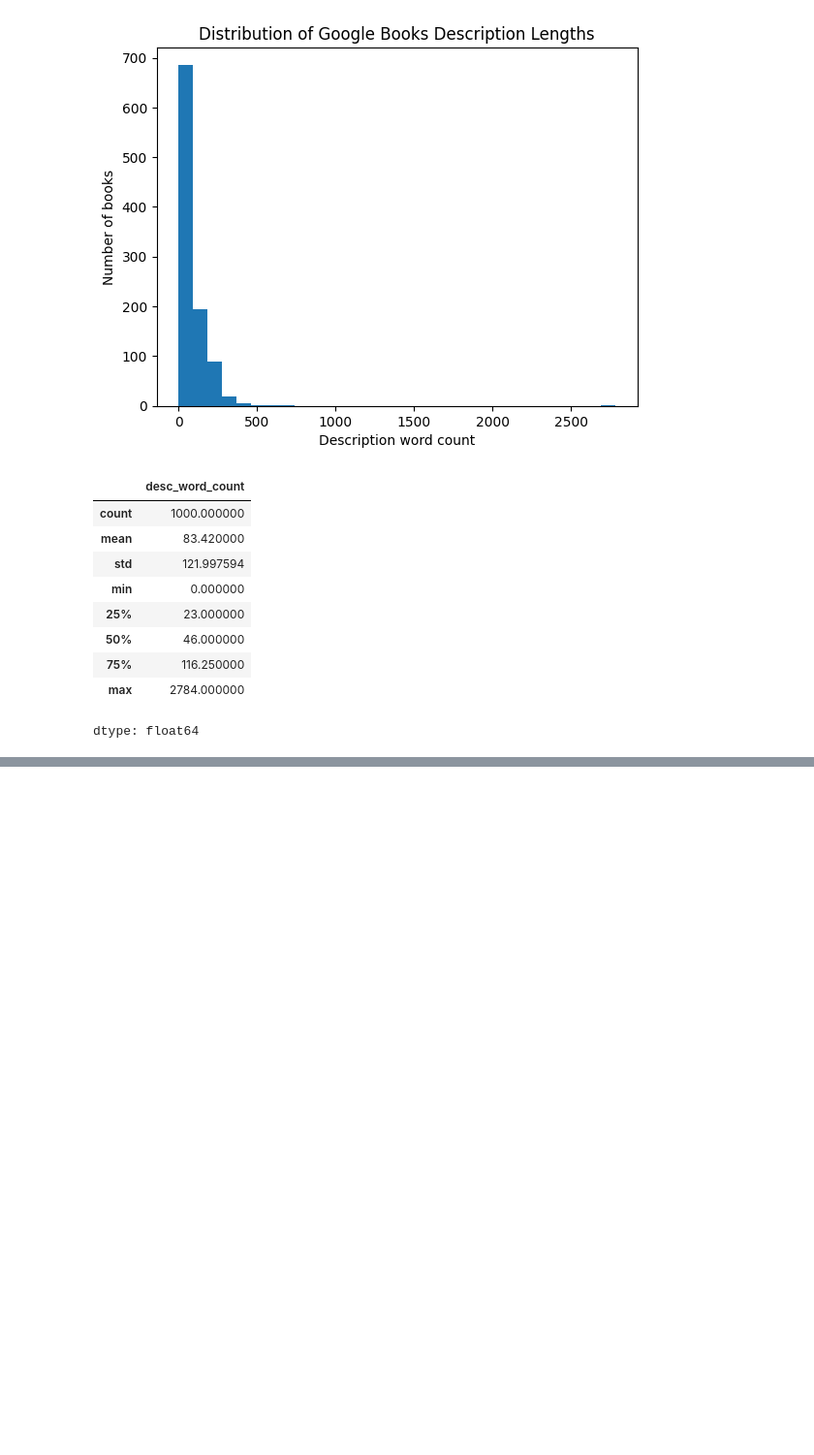
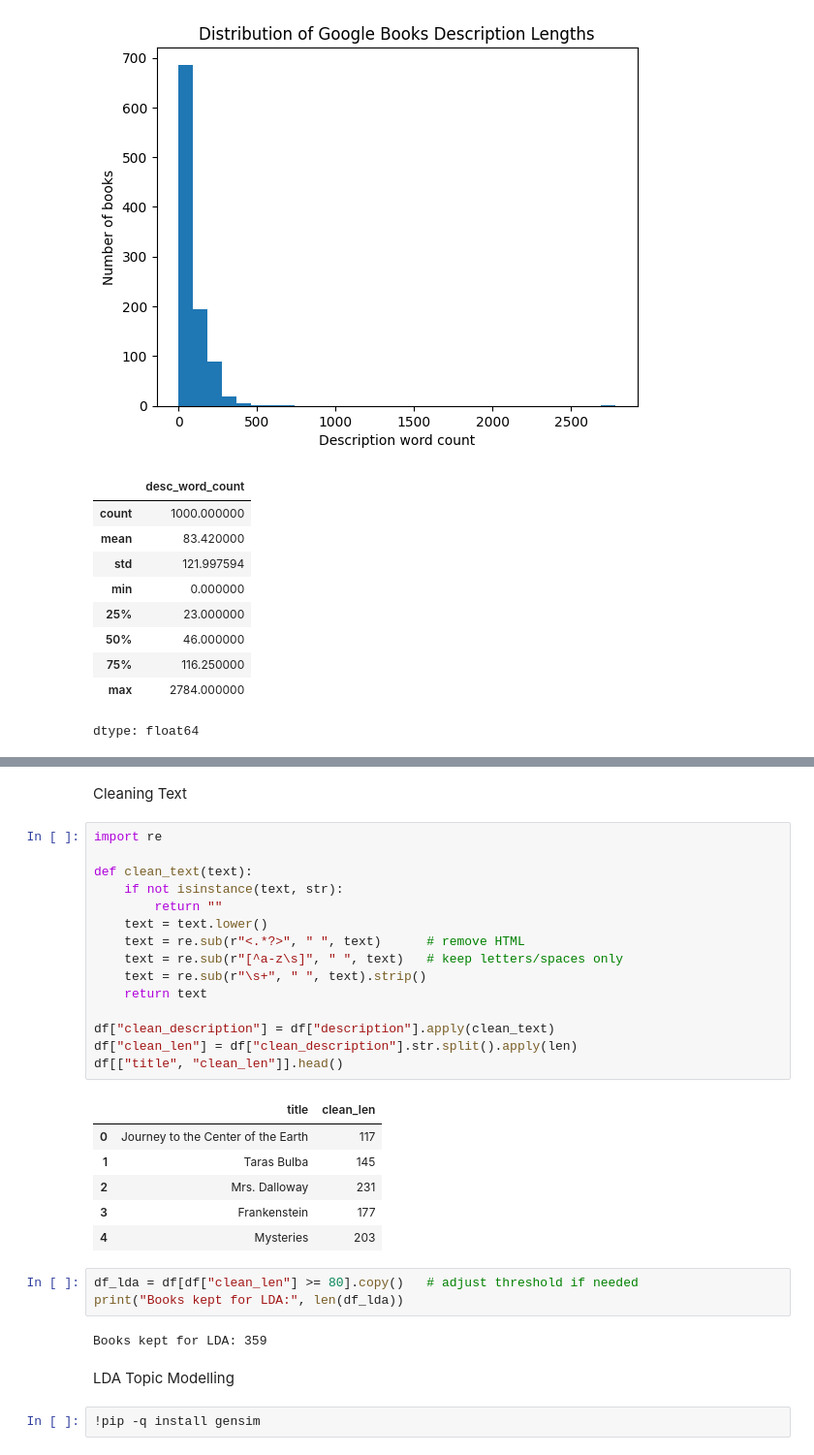
Before and after one commit to Elinab04/Book-Analysis, a Jupyter notebook: Book_Analysis.ipynb, the cells around one changed output, grey strips where cells are left out. Shown at 97% size. Drawn from its saved outputs; the diff is of its cells as text; blank space fills up the shorter version.

```diff
--- a/Book_Analysis.ipynb
+++ b/Book_Analysis.ipynb
@@ -367,0 +390,33 @@ dtype: float64
+# %% [markdown]
+Cleaning Text
+# %%
+import re
+
+def clean_text(text):
+    if not isinstance(text, str):
+        return ""
+    text = text.lower()
+    text = re.sub(r"<.*?>", " ", text)      # remove HTML
+    text = re.sub(r"[^a-z\s]", " ", text)   # keep letters/spaces only
+    text = re.sub(r"\s+", " ", text).strip()
+    return text
+
+df["clean_description"] = df["description"].apply(clean_text)
+df["clean_len"] = df["clean_description"].str.split().apply(len)
+df[["title", "clean_len"]].head()
+# %% [output]
+|  | title | clean_len |
+| 0 | Journey to the Center of the Earth | 117 |
+| 1 | Taras Bulba | 145 |
+| 2 | Mrs. Dalloway | 231 |
+| 3 | Frankenstein | 177 |
+| 4 | Mysteries | 203 |
+# %%
+df_lda = df[df["clean_len"] >= 80].copy()   # adjust threshold if needed
+print("Books kept for LDA:", len(df_lda))
+# %% [output]
+Books kept for LDA: 359
+# %% [markdown]
+LDA Topic Modelling
+# %%
+!pip -q install gensim
```
Also changed, not shown: parts of 6 cells of this notebook.
